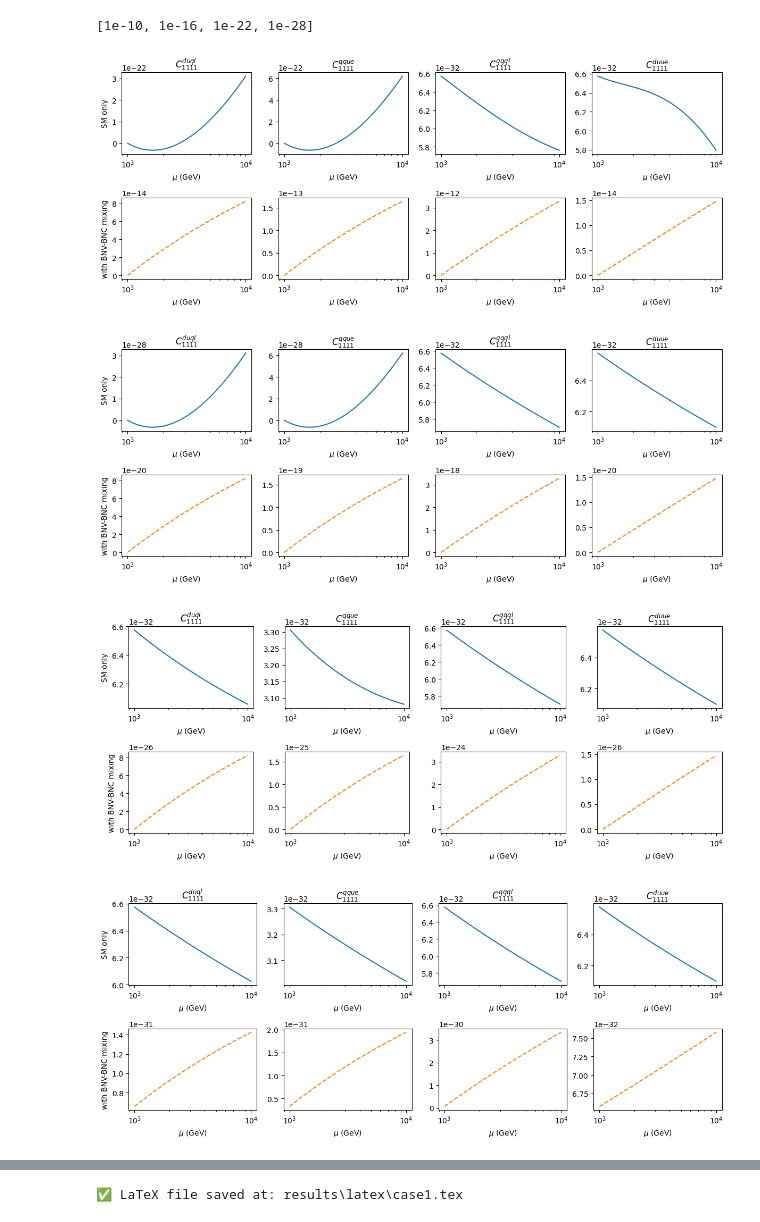
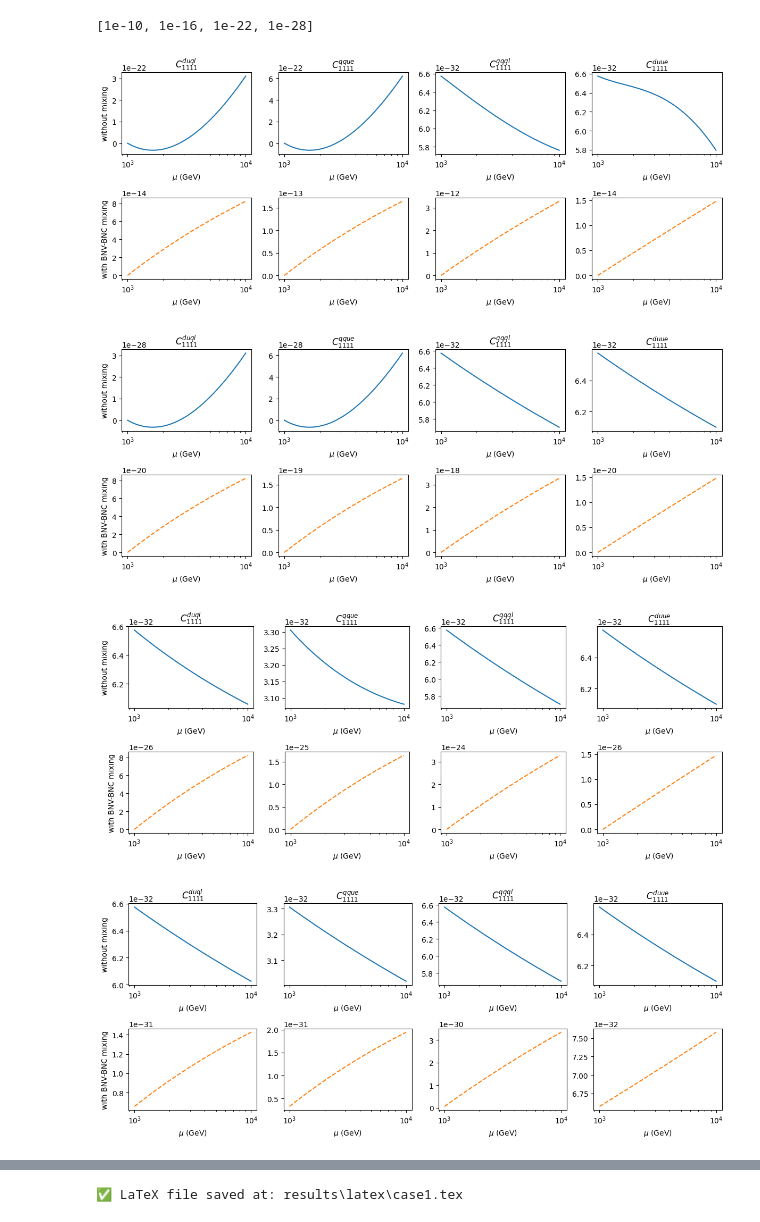
Before and after one commit to rp-winter/Nucleon-Decay-SMEFT, a Jupyter notebook: Untitled-1.ipynb, the cells around one changed output, grey strips where cells are left out. Saved outputs shown, nothing was run; the diff lists cells and outputs as text; code cells hidden in the pictures.

```diff
--- a/Untitled-1.ipynb
+++ b/Untitled-1.ipynb
@@ -128,8 +128,8 @@ Change Initial Conditions and Run() again
 # %%
 # copy old solution
 ic1331_list = [ic1331]
-solutions_SM = []
-solutions_SM.append(copy.deepcopy(d6.Solution))
+solutions_wom = []
+solutions_wom.append(copy.deepcopy(d6.Solution))
 # %%
 
 for ic1331 in [1e-16, 1e-22, 1e-28]:
@@ -141,7 +141,7 @@ for ic1331 in [1e-16, 1e-22, 1e-28]:
     d6.Initialize_running_variables(running_variable_names)
 
     d6.Run()
-    solutions_SM.append(copy.deepcopy(d6.Solution))
+    solutions_wom.append(copy.deepcopy(d6.Solution))
     ic1331_list.append(ic1331)
 
 print(ic1331_list)
@@ -250,29 +250,29 @@ latex_variable_names = [
 # %%
 mu = np.linspace(initial_energy, final_energy, 100)
 for i in range(len(ic1331_list)):
     fig, axs = plt.subplots(2, 4, figsize=(12, 5))
     for j in range(len(variable_names)):
-        axs[0, j].plot(mu, d6.Get_values(mu, variable_names[j], solution=solutions_SM[i]))
+        axs[0, j].plot(mu, d6.Get_values(mu, variable_names[j], solution=solutions_wom[i]))
         axs[0, j].set_xscale('log')
         axs[0, j].set_xlabel('$\mu$ (GeV)')
         axs[0, j].set_title(latex_variable_names[j])
 
         axs[1, j].plot(mu, d6_tilde.Get_values(mu, variable_names[j], solution=solutions_tilde[i]), color='tab:orange', linestyle='dashed')
         axs[1, j].set_xscale('log')
         axs[1, j].set_xlabel('$\mu$ (GeV)')
         #axs[1, j].set_ylabel(latex_variable_names[j])
 
-    axs[0, 0].set_ylabel('SM only')
+    axs[0, 0].set_ylabel('without mixing')
     axs[1, 0].set_ylabel('with BNV-BNC mixing')
 
     plt.tight_layout()
     plt.savefig('results/figures/case1/Case1_running_set' + str(i+1) + '.pdf')
     plt.show()
 # %% [output]
-[figure, old version]
+[figure, new version]
-[figure, old version]
+[figure, new version]
-[figure, old version]
+[figure, new version]
-[figure, old version]
+[figure, new version]
 # %%
 Lambda_ini = [1/np.sqrt(np.abs(d6.Get_values(initial_energy, name)[0])) for name in variable_names]
 # %%
```
Also changed, not shown: parts of 5 cells of this notebook, 27 other files.
